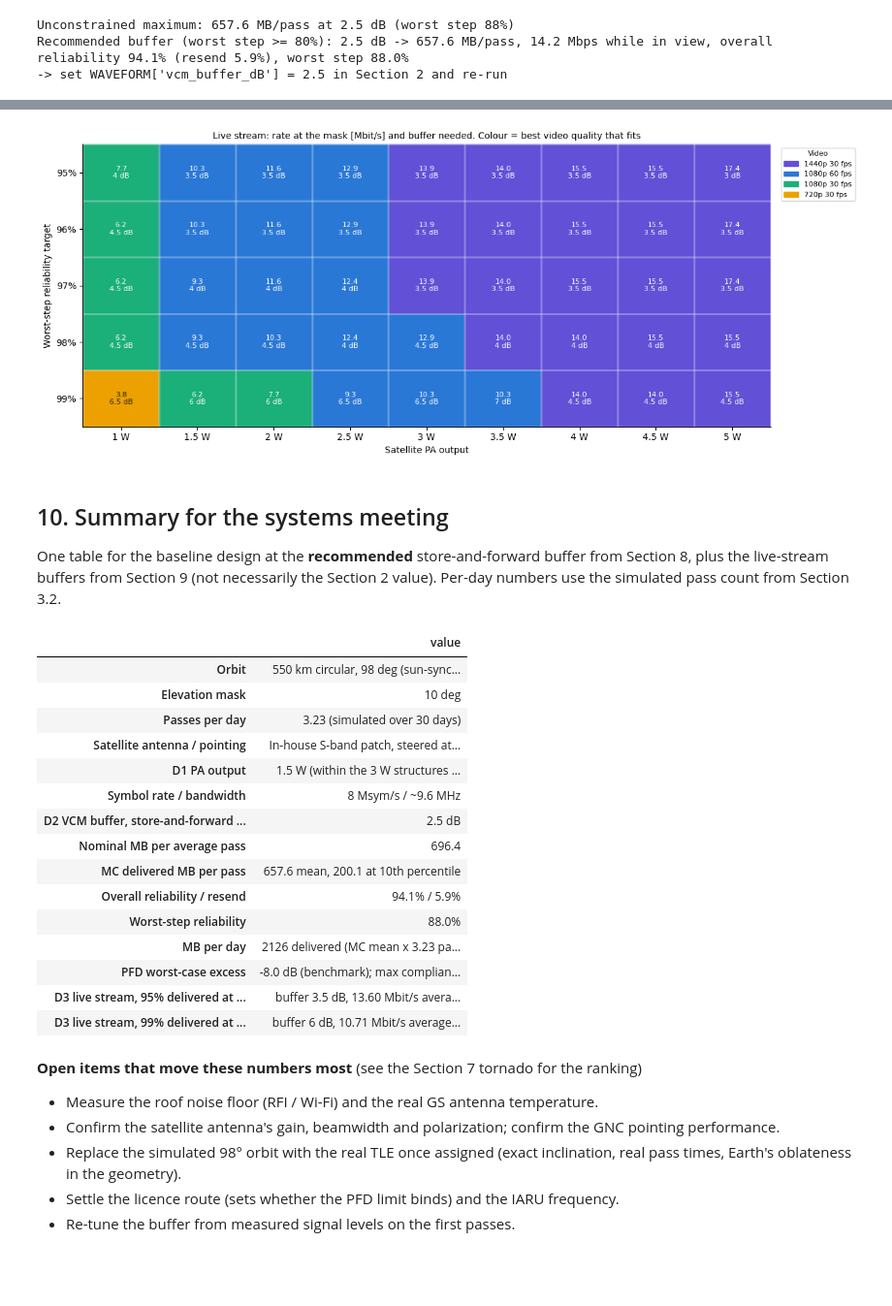
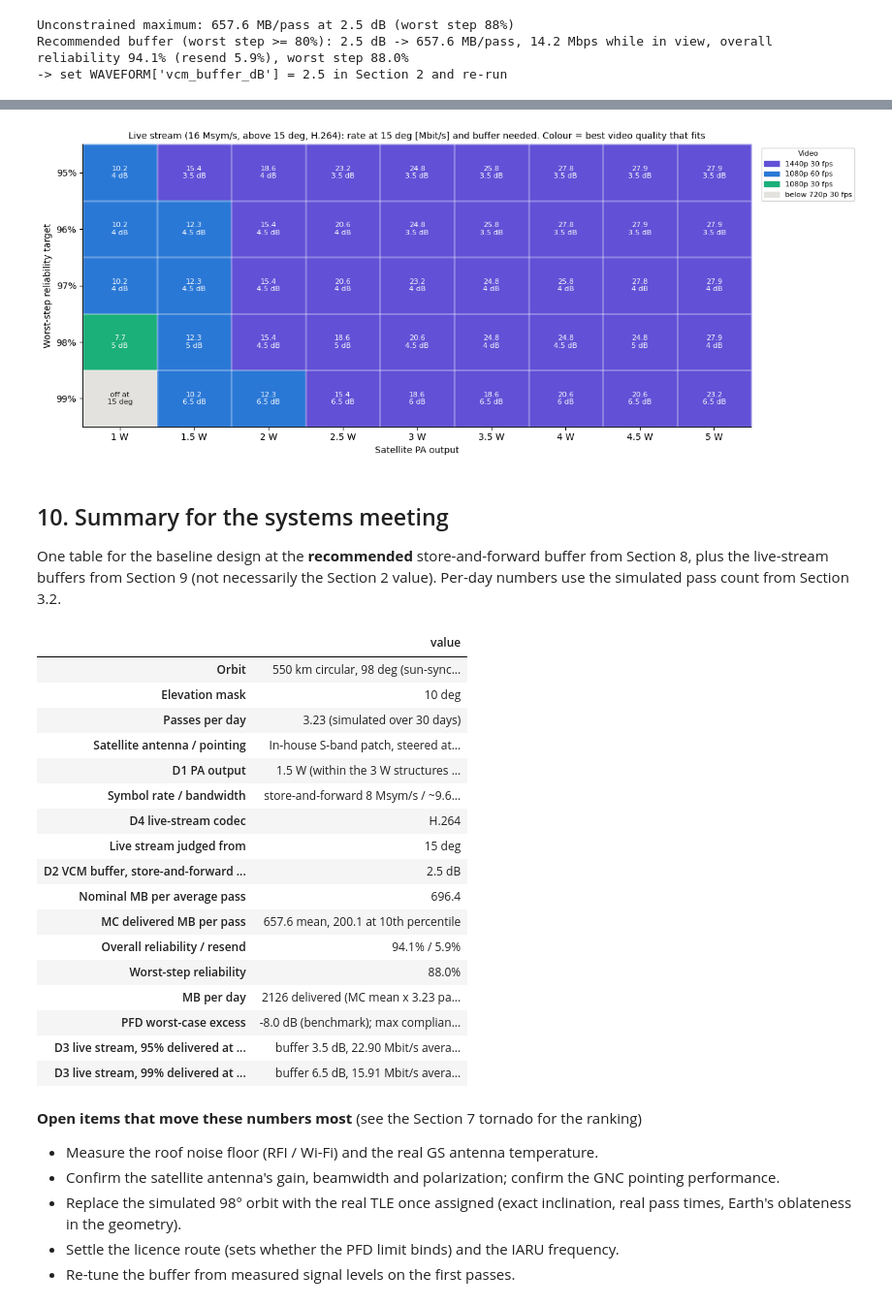
Before and after one commit to stanford-ssi/sats-monorepo, a Jupyter notebook: ground_station/Ground_Station_Link_Budget_v3_full.ipynb, the cells around one changed output, grey strips where cells are left out. Shown at 97% size. Drawn from its saved outputs; the diff is of its cells as text; code cells hidden in the pictures; blank space fills up the shorter version.

```diff
--- a/ground_station/Ground_Station_Link_Budget_v3_full.ipynb
+++ b/ground_station/Ground_Station_Link_Budget_v3_full.ipynb
@@ -65,10 +66,12 @@ Every number the analysis uses lives here. To try a different scenario, edit a v
 # %%
 # Labels: (FIXED | ASSUMED | TBC, who to ask). "src:" is the one <parent folder>/<file> in the Project Janus drive behind the number (SYSTEMS PRESENTATIONS first).
 
-# ---- DECISIONS: baseline choice for D1; every section uses it, Section 6 sweeps alternatives ----
+# ---- DECISIONS: baseline choices for D1 and D4; Section 6 sweeps D1, Section 9 uses D4 ----
 DECISIONS = dict(
     pa_out_W = 1.5,     # (TBC, TT&C) D1: satellite PA RF output [W]. 1.5-2 W planned; S-band TX draws ~14 W DC at 2 W.
                         #   src: SYSTEMS PRESENTATIONS/SM-000004 [Systems Meeting 10_26 Slides].pptx, slide 34
+    codec    = "H.264", # (TBC, Unknown) D4: live-stream video codec, "H.264" or "H.265". H.265 needs ~half the bitrate but a
+                        #   hardware HEVC encoder on the payload processor (the CM5 has a decoder only).
 )
 
 # ---- SAT_S: satellite transmitter hardware (PA to antenna) and pointing ----
@@ -104,7 +107,8 @@ GS_S = dict(
 
 # ---- WAVEFORM: how bits are sent (DVB-S2 settings, VCM table, packet format) ----
 WAVEFORM = dict(
-    Rs_sps         = 8e6,    # (ASSUMED, Joel) fixed symbol rate, ~9.6 MHz occupied
+    Rs_sps         = 8e6,    # (ASSUMED, Joel) store-and-forward symbol rate, ~9.6 MHz occupied
+    Rs_live_sps    = 16e6,   # (TBC, Joel) live-stream symbol rate, ~19.2 MHz occupied; Section 9
     include_8psk   = True,   # (ASSUMED, Joel) False = QPSK-only VCM table
     impl_loss_dB   = 1.5,    # (TBC, TT&C) modem loss vs ideal DVB-S2 thresholds
     impl_extra_dB  = {"8PSK": 0.5},  # (TBC, TT&C) extra loss when using 8PSK: more sensitive to phase noise
@@ -160,15 +164,19 @@ BUFFER_SWEEP = dict(
 )
 
 # ---- VIDEO_RATES_MBPS: reference video bitrates drawn on the Section 9 rate chart [Mbit/s] ----
-# Typical H.264 live-streaming bitrates (YouTube / Twitch encoder guidance). H.265 needs roughly half.
+# Typical H.264 live-streaming bitrates (YouTube / Twitch encoder guidance), scaled for the codec in DECISIONS["codec"].
 # Detailed, fast-moving scenes (e.g. Earth from orbit) need the top of each range or more.
-VIDEO_RATES_MBPS = {     # (ASSUMED, Unknown)
+CODEC_FACTOR = {"H.264": 1.0, "H.265": 0.5}   # (ASSUMED, Unknown) H.265 needs roughly half the H.264 bitrate
+VIDEO_RATES_H264_MBPS = {     # (ASSUMED, Unknown)
     "720p 30 fps":  3.0,
     "720p 60 fps":  4.5,
     "1080p 30 fps": 6.0,
     "1080p 60 fps": 9.0,
     "1440p 30 fps": 13.0,
+    "4K 24 fps":    28.0,     # (ASSUMED, Unknown) 4K 30 fps scaled by ~0.85 for the lower frame rate
+    "4K 30 fps":    34.0,     # (ASSUMED, Unknown) top of the YouTube 2160p 30 fps live range (13-34 Mbit/s)
 }
+VIDEO_RATES_MBPS = {k: v*CODEC_FACTOR[DECISIONS["codec"]] for k, v in VIDEO_RATES_H264_MBPS.items()}
 
 # ---- Simulation settings (resolution only, not physics) ----
 SIM_DAYS = 30     # days of orbit simulated to collect passes over the GS (Section 3.2)
@@ -1002,54 +1038,48 @@ plt.tight_layout(); plt.show()
 # %%
-# ---- Rate at the mask by PA power (columns) and worst-step reliability target (rows) ----
-# The rate at the mask is the slowest point of every pass, so it is what a fixed-quality stream has to fit.
-def samples_at_power(pw):
-    '''The Section 7 samples at PA power pw: nominal Es/N0 shifted by the power change in dB, random deviations unchanged.'''
-    s = SAMPLES.copy()
-    s["esn0_nom"] = s["esn0_nom"] + 10*np.log10(pw/DECISIONS["pa_out_W"])
-    s.attrs = dict(SAMPLES.attrs)
-    return s
-
+# ---- Live-stream rate at 15 deg by PA power (columns) and worst-step reliability target (rows) ----
+# The rate at 15 deg is the slowest point of every live stream, so it is what a fixed-quality stream has to fit.
 targets, powers = BUFFER_SWEEP["stream_table_targets"], BUFFER_SWEEP["stream_table_pa_W"]
 rows = [f"{t:.0%}" for t in targets]
-mask_tbl = pd.DataFrame(np.nan, index=rows, columns=powers)      # scheduled rate at the mask [Mbit/s]
+mask_tbl = pd.DataFrame(np.nan, index=rows, columns=powers)      # scheduled rate at LIVE_EL [Mbit/s]
 buf_tbl = mask_tbl.copy()                                          # buffer that achieves the target [dB]
 for pw in powers:
-    s_pw, design = samples_at_power(pw), dict(pa_out_W=pw)
+    s_pw, design, k = scenario(pa_W=pw, Rs=LIVE_RS, min_el_deg=LIVE_EL)
     swept = [(bf, evaluate_buffer(s_pw, bf, design=design)) for bf in BUFFER_SWEEP["buffers_dB"]]
     for t, row in zip(targets, rows):
         hit = next((bf for bf, r in swept if r["worst_rel"] >= t), None)       # smallest buffer meeting the target
         if hit is not None:
             buf_tbl.loc[row, pw] = hit
-            mask_tbl.loc[row, pw] = RATE_BPS[vcm_schedule(hit, design=design)[1][0]]/1e6
+            mask_tbl.loc[row, pw] = sched_rate_at(LIVE_EL, hit, design, k)/1e6
 
-# Video tier = best quality in VIDEO_RATES_MBPS that fits the rate at the mask (0 = below the lowest; -1 = target not reached)
+# Video tier = best quality in VIDEO_RATES_MBPS that fits the rate at LIVE_EL (0 = below the lowest; -1 = target not reached)
 tier_names = [f"below {next(iter(VIDEO_RATES_MBPS))}"] + list(VIDEO_RATES_MBPS)
-tier_colours = ["#e3e2de", "#eda100", "#eb6834", "#1baf7a", "#2a78d6", "#6250d6"]   # one fixed colour per tier
+tier_colours = ["#e3e2de", "#eda100", "#eb6834", "#1baf7a", "#2a78d6", "#6250d6", "#c4317f", "#7a1d4f"]   # one fixed colour per tier
 dark_text = {0, 1}                                                                    # tiers light enough for dark text
 vals = mask_tbl.to_numpy()
 tier = np.where(np.isnan(vals), -1, np.searchsorted(np.array(list(VIDEO_RATES_MBPS.values())), np.nan_to_num(vals), side="right"))
 
 fig, ax = plt.subplots(figsize=(1.1*len(powers) + 2.8, 0.75*len(targets) + 1.5))
 rgb = np.array([[matplotlib.colors.to_rgb("#ffffff" if k < 0 else tier_colours[k]) for k in r] for r in tier])
 ax.imshow(rgb, aspect="auto")
 for r in range(len(rows)):
     for c in range(len(powers)):
         v, k = vals[r, c], tier[r, c]
-        txt = ("not\nreached" if k < 0 else "off at\nthe mask" if v == 0
+        txt = ("not\nreached" if k < 0 else f"off at\n{LIVE_EL:g} deg" if v == 0
                else f"{v:.1f}\n{buf_tbl.iat[r, c]:g} dB")
         ax.text(c, r, txt, ha="center", va="center", fontsize=8,
                 color="#222222" if k < 0 or k in dark_text else "white")
 ax.set_xticks(range(len(powers)), [f"{p:g} W" for p in powers]); ax.set_yticks(range(len(rows)), rows)
 ax.set_xticks(np.arange(len(powers) + 1) - 0.5, minor=True); ax.set_yticks(np.arange(len(rows) + 1) - 0.5, minor=True)
 ax.grid(False); ax.grid(which="minor", color="white", lw=2); ax.tick_params(which="minor", length=0)
 ax.set_xlabel("Satellite PA output"); ax.set_ylabel("Worst-step reliability target")
-ax.set_title("Live stream: rate at the mask [Mbit/s] and buffer needed. Colour = best video quality that fits", fontsize=10)
+ax.set_title(f"Live stream ({LIVE_RS/1e6:g} Msym/s, above {LIVE_EL:g} deg, {DECISIONS['codec']}): rate at {LIVE_EL:g} deg [Mbit/s] "
+             f"and buffer needed. Colour = best video quality that fits", fontsize=10)
 shown = sorted(set(tier.ravel()) - {-1})                                             # legend: only tiers that appear
 handles = [matplotlib.patches.Patch(color=tier_colours[k], label=tier_names[k]) for k in shown]
 ax.legend(handles=handles[::-1], fontsize=8, loc="upper left", bbox_to_anchor=(1.01, 1.0), title="Video", title_fontsize=8)
 plt.tight_layout(); plt.show()
 # %% [output]
-[figure, old version]
+[figure, new version]
 # %% [markdown]
 ## 10. Summary for the systems meeting
 One table for the baseline design at the **recommended** store-and-forward buffer from Section 8, plus the live-stream buffers from Section 9 (not necessarily the Section 2 value). Per-day numbers use the simulated pass count from Section 3.2.
@@ -1062,7 +1092,10 @@ summary = pd.Series({
     "Passes per day":               f"{PASSES_PER_DAY:.2f} (simulated over {SIM_DAYS} days)",
     "Satellite antenna / pointing": f"In-house S-band patch, steered at the GS ({SAT_S['pointing_err_deg']:g} deg median pointing error)",
     "D1 PA output":                 f"{DECISIONS['pa_out_W']:g} W ({'over' if DECISIONS['pa_out_W'] > CONSTRAINTS['pa_struct_W'] else 'within'} the {CONSTRAINTS['pa_struct_W']:g} W structures limit)",
-    "Symbol rate / bandwidth":      f"{WAVEFORM['Rs_sps']/1e6:g} Msym/s / ~{WAVEFORM['Rs_sps']*(1 + WAVEFORM['rolloff'])/1e6:.1f} MHz",
+    "Symbol rate / bandwidth":      "; ".join(f"{name} {WAVEFORM[key]/1e6:g} Msym/s / ~{WAVEFORM[key]*(1 + WAVEFORM['rolloff'])/1e6:.1f} MHz"
+                                              for name, key in (("store-and-forward", "Rs_sps"), ("live stream", "Rs_live_sps"))),
+    "D4 live-stream codec":         DECISIONS["codec"],
+    "Live stream judged from":      f"{LIVE_EL:g} deg",
     "D2 VCM buffer, store-and-forward (recommended)":  f"{b_use:g} dB",
     "Nominal MB per average pass":  f"{average_pass_MB(b_use):.1f}",
     "MC delivered MB per pass":     f"{mc['good_MB']:.1f} mean, {mc['per_pass'].quantile(0.1):.1f} at 10th percentile",
@@ -1071,7 +1104,7 @@ summary = pd.Series({
     "MB per day":                   f"{mc['good_MB']*PASSES_PER_DAY:.0f} delivered (MC mean x {PASSES_PER_DAY:.2f} passes/day)",
     "PFD worst-case excess":        f"{pfd_worst_excess_dB():+.1f} dB ({'binding' if CONSTRAINTS['pfd_binding'] else 'benchmark'}); max compliant PA {pfd_max_power_W():.2f} W",
     **{f"D3 live stream, {t:.0%} delivered at every step": (f"buffer {r.buffer_dB:g} dB, {r.avg_rate_Mbps:.2f} Mbit/s average, "
-                                                           f"{r.rate_at_mask_Mbps:.2f} Mbit/s at the mask")
+                                                           f"{r.rate_at_mask_Mbps:.2f} Mbit/s at {LIVE_EL:g} deg")
        for (t, label), r in STREAM_PICKS.items() if label == "overall + worst step"},
 }, name="value")
 display(summary.to_frame())
@@ -1082,7 +1115,9 @@ display(summary.to_frame())
 | Passes per day | 3.23 (simulated over 30 days) |
 | Satellite antenna / pointing | In-house S-band patch, steered at... |
 | D1 PA output | 1.5 W (within the 3 W structures ... |
-| Symbol rate / bandwidth | 8 Msym/s / ~9.6 MHz |
+| Symbol rate / bandwidth | store-and-forward 8 Msym/s / ~9.6... |
+| D4 live-stream codec | H.264 |
+| Live stream judged from | 15 deg |
 | D2 VCM buffer, store-and-forward ... | 2.5 dB |
 | Nominal MB per average pass | 696.4 |
 | MC delivered MB per pass | 657.6 mean, 200.1 at 10th percentile |
@@ -1090,8 +1125,8 @@ display(summary.to_frame())
 | Worst-step reliability | 88.0% |
 | MB per day | 2126 delivered (MC mean x 3.23 pa... |
 | PFD worst-case excess | -8.0 dB (benchmark); max complian... |
-| D3 live stream, 95% delivered at ... | buffer 3.5 dB, 13.60 Mbit/s avera... |
-| D3 live stream, 99% delivered at ... | buffer 6 dB, 10.71 Mbit/s average... |
+| D3 live stream, 95% delivered at ... | buffer 3.5 dB, 22.90 Mbit/s avera... |
+| D3 live stream, 99% delivered at ... | buffer 6.5 dB, 15.91 Mbit/s avera... |
 # %% [markdown]
 **Open items that move these numbers most** (see the Section 7 tornado for the ranking)
 - Measure the roof noise floor (RFI / Wi-Fi) and the real GS antenna temperature.
```
Also changed, not shown: parts of 4 cells of this notebook.
